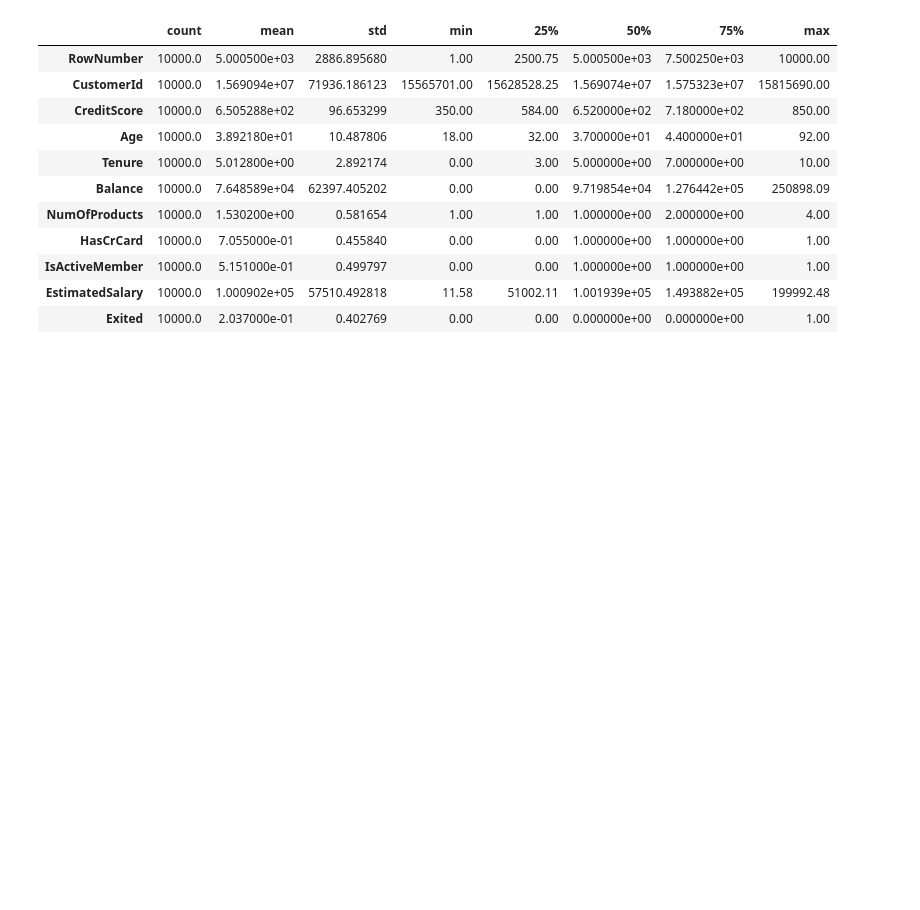
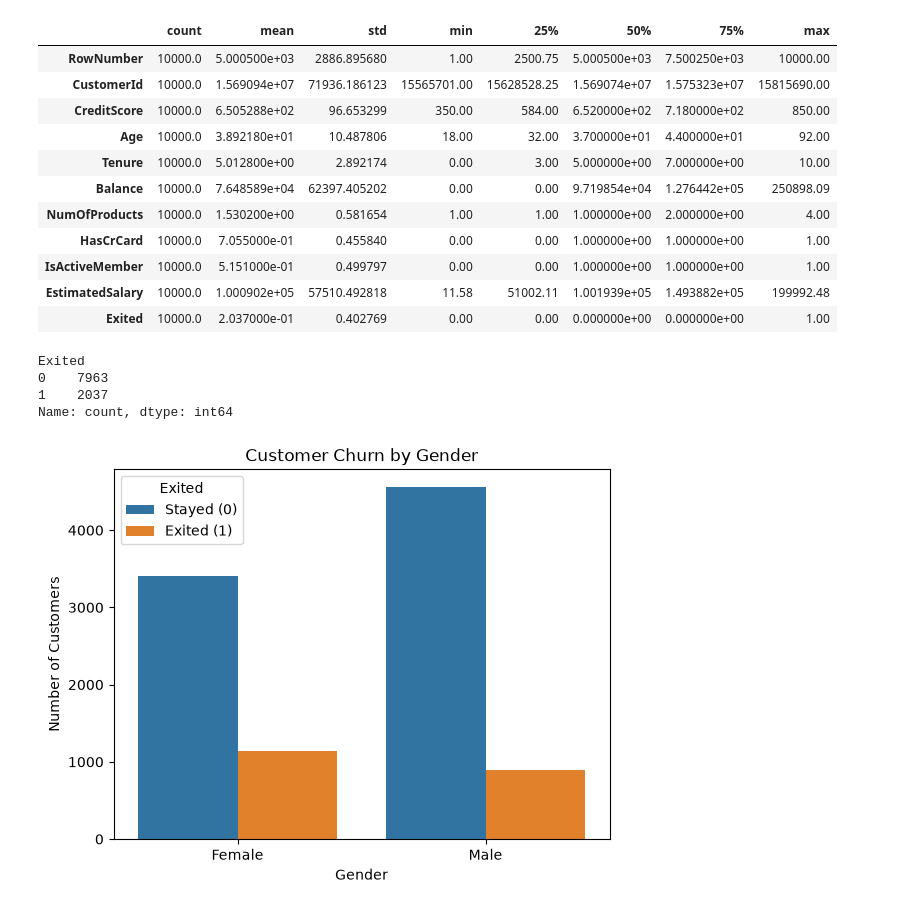
Before and after one commit to Emy-gold/customer-churn-prediction-model, a Jupyter notebook: notebooks/customer_churn_notebook.ipynb, the cells around one changed output. Cells and saved outputs as stored; diff of their text form; code cells hidden in the pictures; blank space fills up the shorter version.

Commit message:
add some plots

```diff
--- a/notebooks/customer_churn_notebook.ipynb
+++ b/notebooks/customer_churn_notebook.ipynb
@@ -83,8 +79,6 @@ print(df.duplicated())
 9998    False
 9999    False
 Length: 10000, dtype: bool
-# %%
-df.drop_duplicates(inplace = True)
 # %%
 df.shape
 # %% [output]
@@ -122,3 +116,21 @@ df.describe().T
 | IsActiveMember | 10000.0 | 5.151000e-01 | 0.499797 | 0.00 | 0.00 | 1.000000e+00 | 1.000000e+00 | 1.00 |
 | EstimatedSalary | 10000.0 | 1.000902e+05 | 57510.492818 | 11.58 | 51002.11 | 1.001939e+05 | 1.493882e+05 | 199992.48 |
 | Exited | 10000.0 | 2.037000e-01 | 0.402769 | 0.00 | 0.00 | 0.000000e+00 | 0.000000e+00 | 1.00 |
+# %%
+print(df["Exited"].value_counts())
+# %% [output]
+Exited
+0    7963
+1    2037
+Name: count, dtype: int64
+# %%
+sns.countplot(x ='Gender', data = df, hue="Exited")
+
+plt.title("Customer Churn by Gender")
+plt.xlabel("Gender")
+plt.ylabel("Number of Customers")
+plt.legend(title="Exited", labels=["Stayed (0)", "Exited (1)"])
+
+plt.show()
+# %% [output]
+[figure, added]
```
Also changed, not shown: parts of 10 cells of this notebook.
